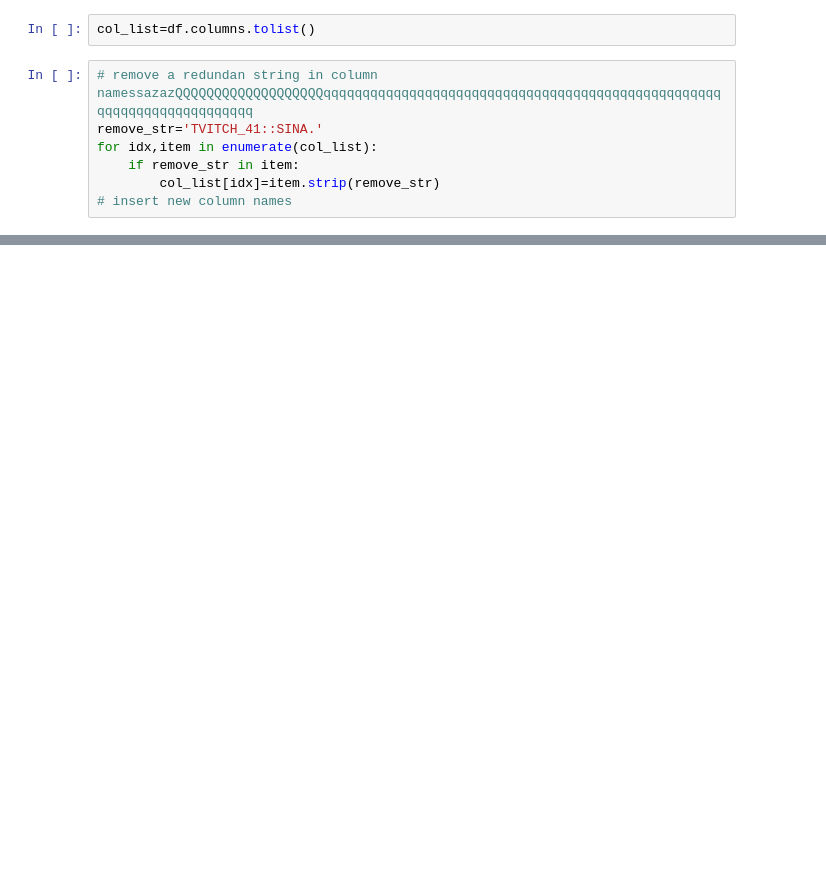
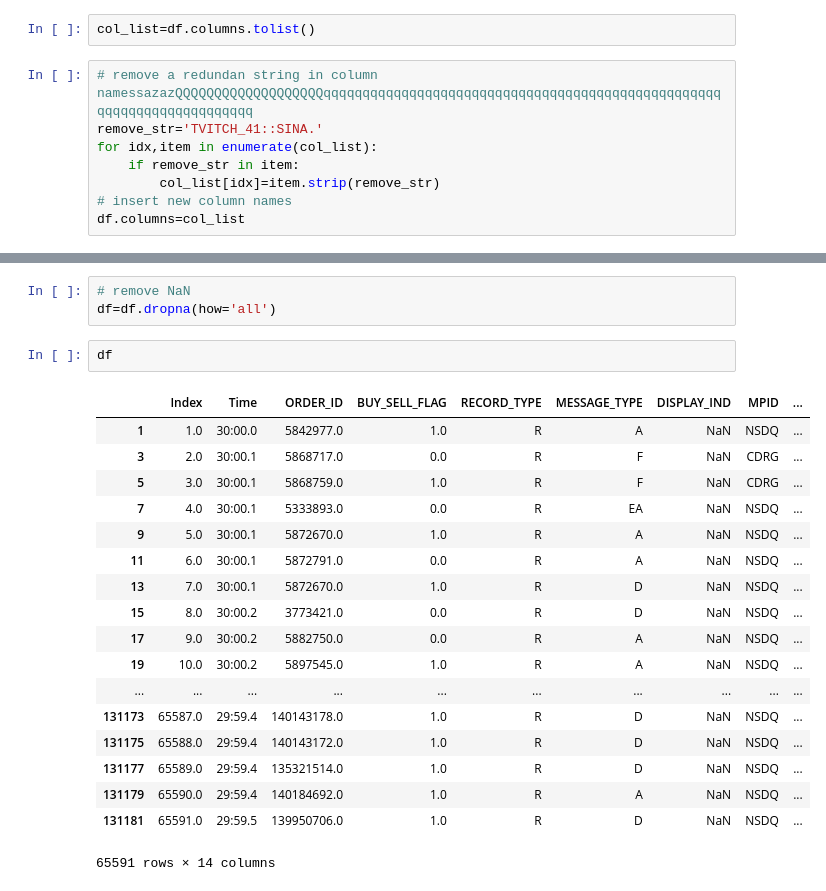
Before and after one commit to aaronLinLu/Capstone_IEOR2017, a Jupyter notebook: Q4.ipynb, the cells around one changed output, grey strips where cells are left out. Saved outputs shown, nothing was run; the diff lists cells and outputs as text; blank space fills up the shorter version.

```diff
--- a/Q4.ipynb
+++ b/Q4.ipynb
@@ -32,3 +21,4 @@ for idx,item in enumerate(col_list):
     if remove_str in item:
         col_list[idx]=item.strip(remove_str)
 # insert new column names
+df.columns=col_list
@@ -54,0 +25,24 @@ for idx,item in enumerate(col_list):
+# %%
+# remove NaN
+df=df.dropna(how='all')
+# %%
+df
+# %% [output]
+|  | Index | Time | ORDER_ID | BUY_SELL_FLAG | RECORD_TYPE | MESSAGE_TYPE | DISPLAY_IND | MPID | ... |
+| 1 | 1.0 | 30:00.0 | 5842977.0 | 1.0 | R | A | NaN | NSDQ | ... |
+| 3 | 2.0 | 30:00.1 | 5868717.0 | 0.0 | R | F | NaN | CDRG | ... |
+| 5 | 3.0 | 30:00.1 | 5868759.0 | 1.0 | R | F | NaN | CDRG | ... |
+| 7 | 4.0 | 30:00.1 | 5333893.0 | 0.0 | R | EA | NaN | NSDQ | ... |
+| 9 | 5.0 | 30:00.1 | 5872670.0 | 1.0 | R | A | NaN | NSDQ | ... |
+| 11 | 6.0 | 30:00.1 | 5872791.0 | 0.0 | R | A | NaN | NSDQ | ... |
+| 13 | 7.0 | 30:00.1 | 5872670.0 | 1.0 | R | D | NaN | NSDQ | ... |
+| 15 | 8.0 | 30:00.2 | 3773421.0 | 0.0 | R | D | NaN | NSDQ | ... |
+| 17 | 9.0 | 30:00.2 | 5882750.0 | 0.0 | R | A | NaN | NSDQ | ... |
+| 19 | 10.0 | 30:00.2 | 5897545.0 | 1.0 | R | A | NaN | NSDQ | ... |
+| ... | ... | ... | ... | ... | ... | ... | ... | ... | ... |
+| 131173 | 65587.0 | 29:59.4 | 140143178.0 | 1.0 | R | D | NaN | NSDQ | ... |
+| 131175 | 65588.0 | 29:59.4 | 140143172.0 | 1.0 | R | D | NaN | NSDQ | ... |
+| 131177 | 65589.0 | 29:59.4 | 135321514.0 | 1.0 | R | D | NaN | NSDQ | ... |
+| 131179 | 65590.0 | 29:59.4 | 140184692.0 | 1.0 | R | A | NaN | NSDQ | ... |
+| 131181 | 65591.0 | 29:59.5 | 139950706.0 | 1.0 | R | D | NaN | NSDQ | ... |
+65591 rows × 14 columns
```
Also changed, not shown: parts of 3 cells of this notebook.
